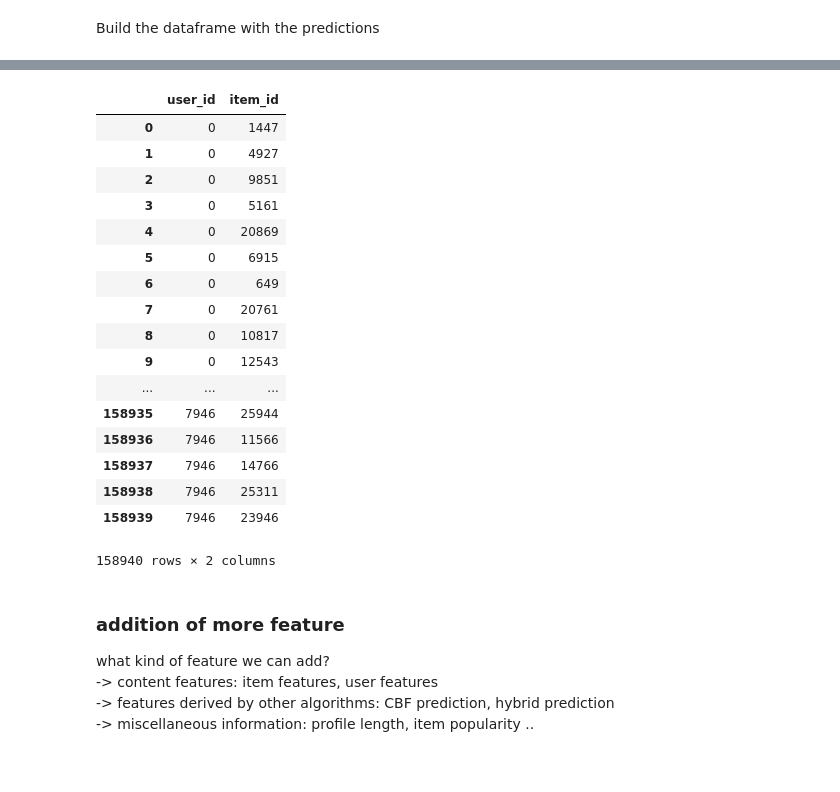
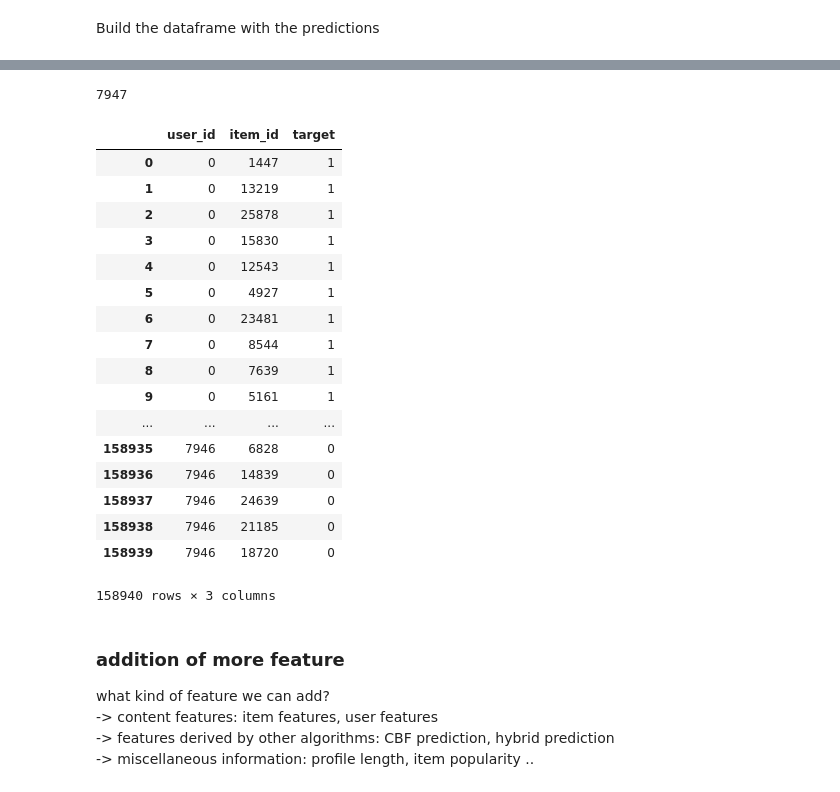
Before and after one commit to fcolombo7/RecSys-2020, a Jupyter notebook: XGBoost-practice .ipynb, the cells around one changed output, grey strips where cells are left out. Drawn from its saved outputs; the diff is of its cells as text; code cells hidden in the pictures.

```diff
--- a/XGBoost-practice .ipynb
+++ b/XGBoost-practice .ipynb
@@ -36,7 +52,7 @@ URM_all = parser.get_URM_all()
 ICM_all = parser.get_ICM_all()
 
 
-URM_train, URM_test = split_train_in_two_percentage_global_sample(URM_all, train_percentage=0.85, seed=seed)
+URM_train, URM_test = split_train_in_two_percentage_global_sample(URM_all, train_percentage=0.90, seed=seed)
 
 evaluator_test = EvaluatorHoldout(URM_test, cutoff_list=[10])
 # %% [output]
@@ -52,0 +76,22 @@ RP3betaRecommender: URM Detected 1971 (7.59 %) cold items.
+# %%
+ucf = UserKNNCFRecommender(URM_train, verbose=False)
+ucf_params = {'topK': 190, 'shrink': 0, 'similarity': 'cosine', 'normalize': True}
+try:
+    ucf.load_model(f'stored_recommenders/seed_{str(seed)}_{ucf.RECOMMENDER_NAME}/','for_notebook_analysis')
+    print(f"{ucf.RECOMMENDER_NAME} loaded.")
+except:
+    print(f"Fitting {ucf.RECOMMENDER_NAME} ...")
+    ucf.fit(**ucf_params)
+    print(f"done.")
+    ucf.save_model(f'stored_recommenders/seed_{str(seed)}_{ucf.RECOMMENDER_NAME}/','for_notebook_analysis')
+
+icb = ItemKNNCBFRecommender(URM_train, ICM_all, verbose=False)
+icb_params = {'topK': 65, 'shrink': 0, 'similarity': 'dice', 'normalize': True}
+try:
+    icb.load_model(f'stored_recommenders/seed_{str(seed)}_{icb.RECOMMENDER_NAME}/','for_notebook_analysis')
+    print(f"{icb.RECOMMENDER_NAME} loaded.")
+except:
+    print(f"Fitting {icb.RECOMMENDER_NAME} ...")
+    icb.fit(**icb_params)
+    print(f"done.")
+    icb.save_model(f'stored_recommenders/seed_{str(seed)}_{icb.RECOMMENDER_NAME}/','for_notebook_analysis')
@@ -52,0 +101,5 @@ RP3betaRecommender: URM Detected 1971 (7.59 %) cold items.
+# %%
+list_recommender = [sslim, icb, ucf]
+best_recommender = HybridCombinationSearch(URM_train, ICM_all, list_recommender)
+params={'alpha': 0.6461624491197696, 'l1_ratio': 0.7617220099582368}
+best_recommender.fit(**params)
@@ -65,3 +122,10 @@ for n_user in user_ids:
     recommendations = best_recommender.recommend(n_user, cutoff = 20)
     user_recommendations_items.extend(recommendations)
     user_recommendations_user_id.extend([n_user]*len(recommendations))
+# %%
+target=[]
+for _ in user_ids:
+    for _ in range(int(cutoff/2)):
+        target.append(1)
+    for _ in range(int(cutoff/2)):
+        target.append(0)
@@ -68,22 +144,26 @@ for n_user in user_ids:
+# %%
+len(user_ids)
+# %% [output]
+7947
 # %%
-train_dataframe = pd.DataFrame({"user_id":user_recommendations_user_id, "item_id":user_recommendations_items})
+train_dataframe = pd.DataFrame({"user_id":user_recommendations_user_id, "item_id":user_recommendations_items, 'target':target})
 train_dataframe
 # %% [output]
-|  | user_id | item_id |
-| 0 | 0 | 1447 |
-| 1 | 0 | 4927 |
-| 2 | 0 | 9851 |
-| 3 | 0 | 5161 |
-| 4 | 0 | 20869 |
-| 5 | 0 | 6915 |
-| 6 | 0 | 649 |
-| 7 | 0 | 20761 |
-| 8 | 0 | 10817 |
-| 9 | 0 | 12543 |
-| ... | ... | ... |
-| 158935 | 7946 | 25944 |
-| 158936 | 7946 | 11566 |
-| 158937 | 7946 | 14766 |
-| 158938 | 7946 | 25311 |
-| 158939 | 7946 | 23946 |
+|  | user_id | item_id | target |
+| 0 | 0 | 1447 | 1 |
+| 1 | 0 | 13219 | 1 |
+| 2 | 0 | 25878 | 1 |
+| 3 | 0 | 15830 | 1 |
+| 4 | 0 | 12543 | 1 |
+| 5 | 0 | 4927 | 1 |
+| 6 | 0 | 23481 | 1 |
+| 7 | 0 | 8544 | 1 |
+| 8 | 0 | 7639 | 1 |
+| 9 | 0 | 5161 | 1 |
+| ... | ... | ... | ... |
+| 158935 | 7946 | 6828 | 0 |
+| 158936 | 7946 | 14839 | 0 |
+| 158937 | 7946 | 24639 | 0 |
+| 158938 | 7946 | 21185 | 0 |
+| 158939 | 7946 | 18720 | 0 |
-158940 rows × 2 columns
+158940 rows × 3 columns
```
Also changed, not shown: parts of 27 cells of this notebook, 12 other files.
